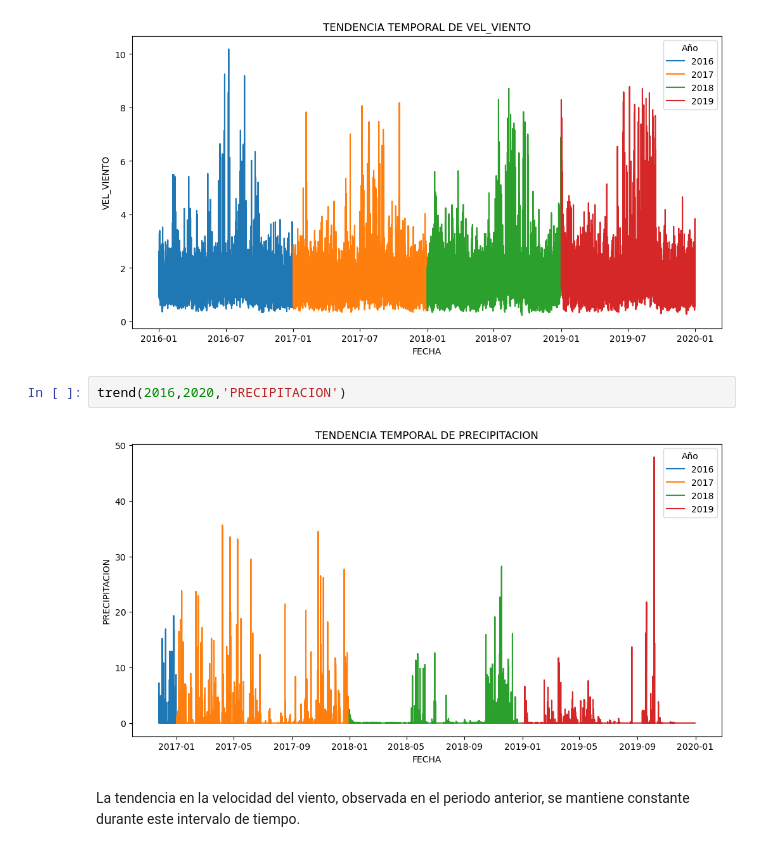
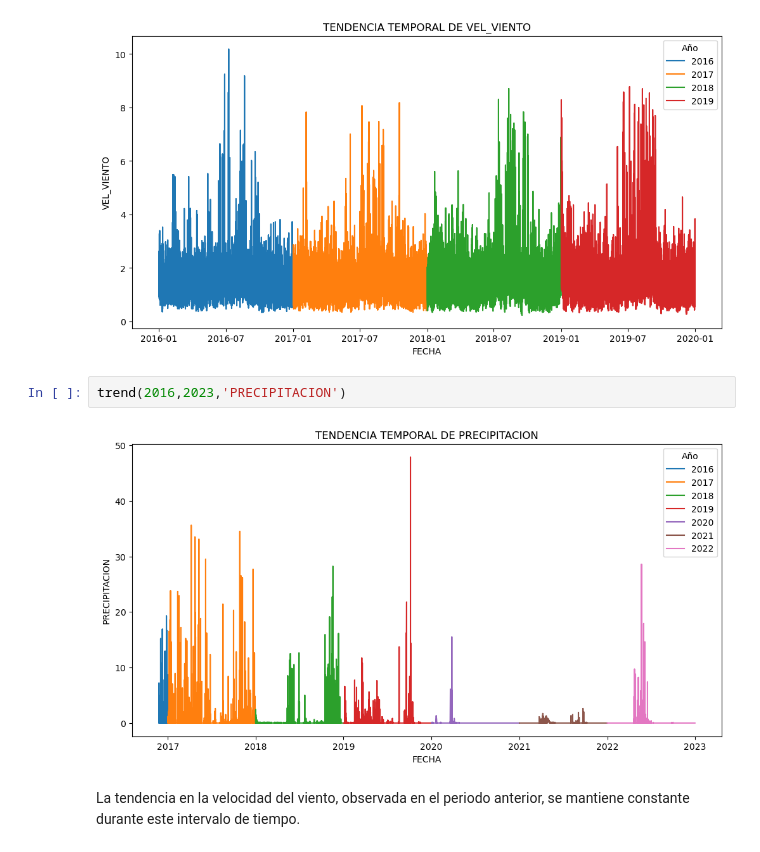
Before and after one commit to jvanessafdez/coagulant-dose, a Jupyter notebook: src/08_Temporary_Trends.ipynb, the cells around one changed output. Saved outputs shown, nothing was run; the diff lists cells and outputs as text.

```diff
--- a/src/08_Temporary_Trends.ipynb
+++ b/src/08_Temporary_Trends.ipynb
@@ -133,9 +133,9 @@ trend(2016,2020,'VEL_VIENTO')
 # %% [output]
 [figure]
 # %%
-trend(2016,2020,'PRECIPITACION')
+trend(2016,2023,'PRECIPITACION')
 # %% [output]
-[figure, old version]
+[figure, new version]
 # %% [markdown]
 La tendencia en la velocidad del viento, observada en el periodo anterior, se mantiene constante durante este intervalo de tiempo.
 # %% [markdown]
```
Also changed, not shown: parts of 19 cells of this notebook, 8 other files.
